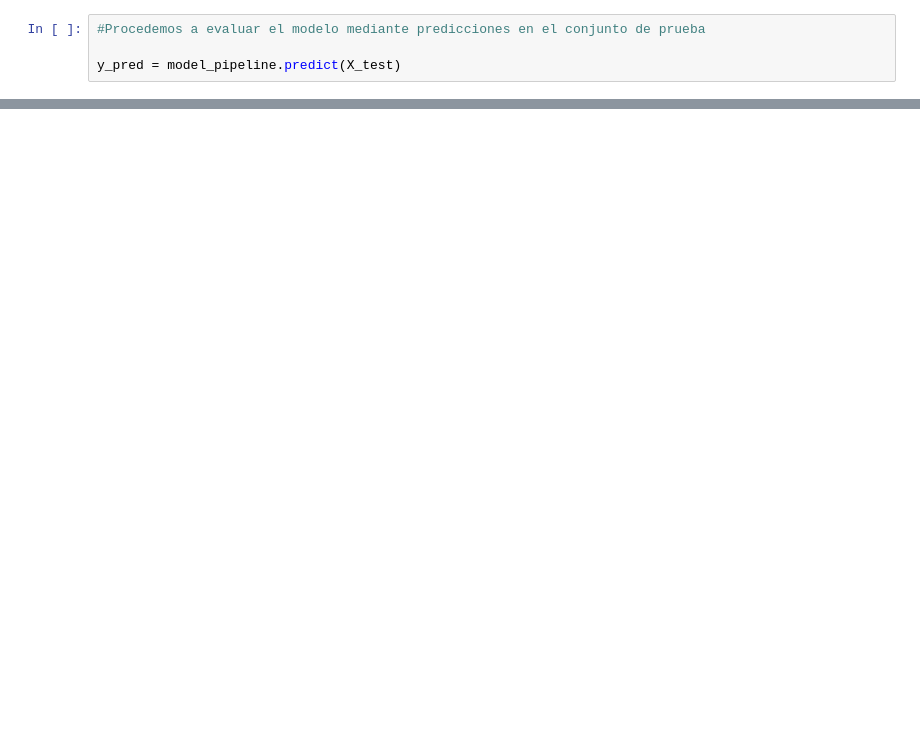
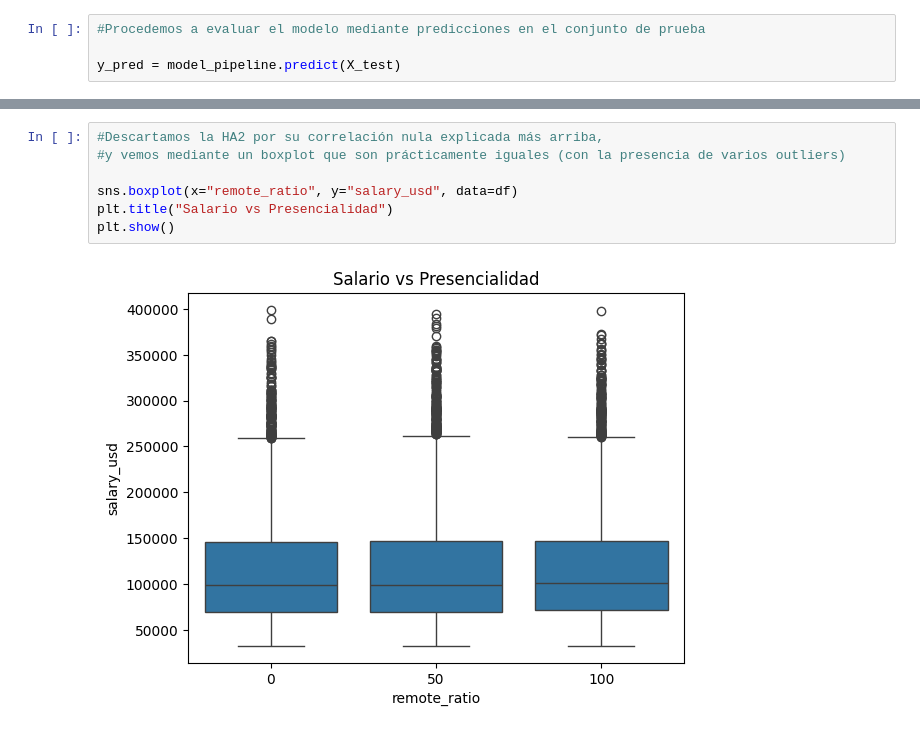
Before and after one commit to EzeRivero/DataScienceCoder, a Jupyter notebook: ProyectoDSParteIIIRivero.ipynb, the cells around one changed output, grey strips where cells are left out. Drawn from its saved outputs; the diff is of its cells as text; blank space fills up the shorter version.

```diff
--- a/ProyectoDSParteIIIRivero.ipynb
+++ b/ProyectoDSParteIIIRivero.ipynb
@@ -349,0 +397,9 @@ Interpretación:
+# %%
+#Descartamos la HA2 por su correlación nula explicada más arriba,
+#y vemos mediante un boxplot que son prácticamente iguales (con la presencia de varios outliers)
+
+sns.boxplot(x="remote_ratio", y="salary_usd", data=df)
+plt.title("Salario vs Presencialidad")
+plt.show()
+# %% [output]
+[figure, added]
```
Also changed, not shown: parts of 11 cells of this notebook.
